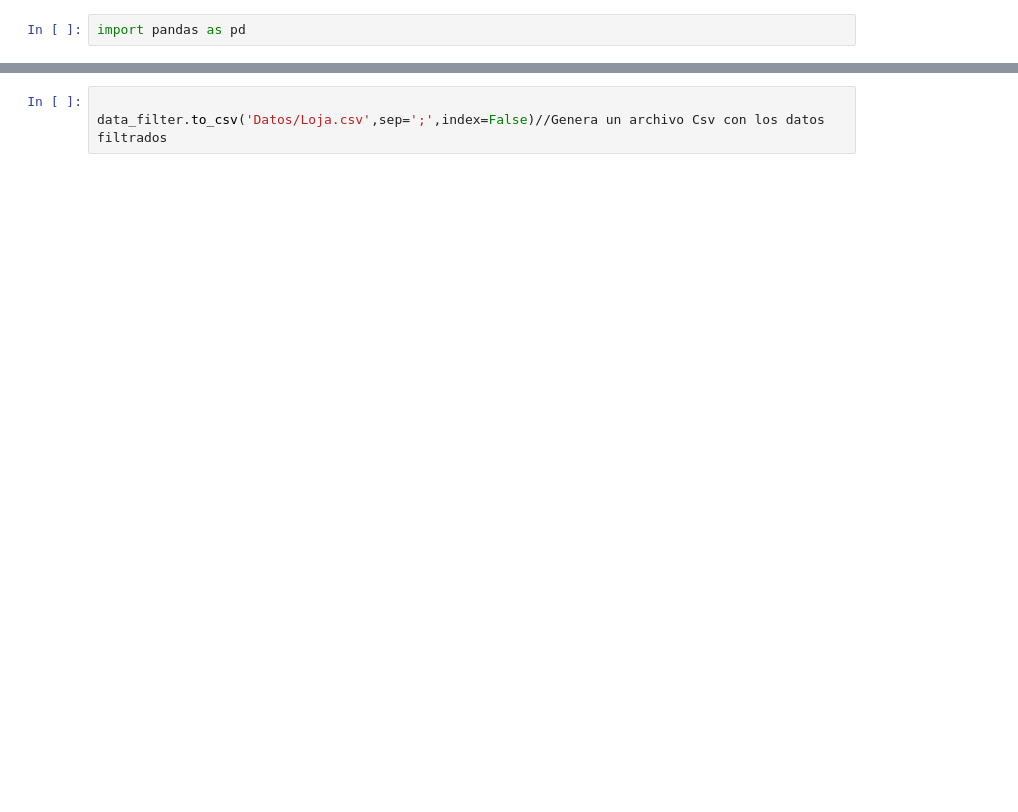
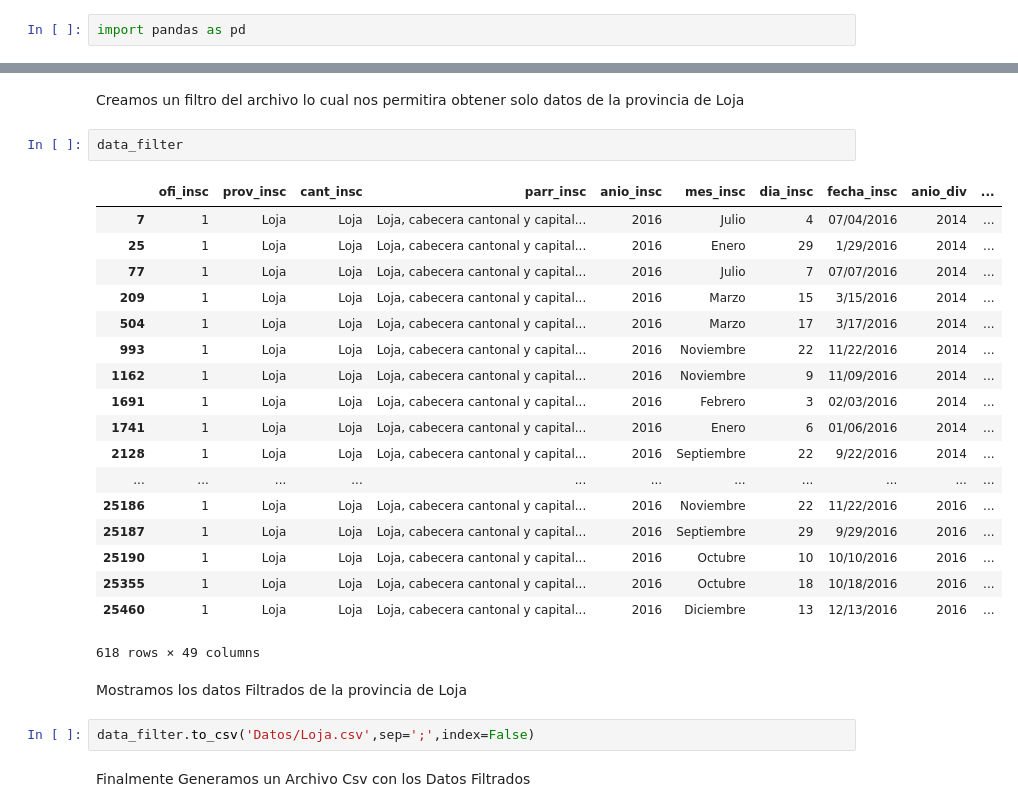
Before and after one commit to programacion-taw-utpl-001/trabajo-final-primer-bimestre-final-007, a Jupyter notebook: Untitled.ipynb, the cells around one changed output, grey strips where cells are left out. Cells and saved outputs as stored; diff of their text form; blank space fills up the shorter version.

```diff
--- a/Untitled.ipynb
+++ b/Untitled.ipynb
@@ -20,3 +49,29 @@ data_filter = df[df['cant_insc'] == "Loja"]//Separa los Datos del Archivo con un
+# %% [markdown]
+Creamos un filtro del archivo lo cual nos permitira obtener solo datos de la provincia de Loja
+# %%
+data_filter
+# %% [output]
+|  | ofi_insc | prov_insc | cant_insc | parr_insc | anio_insc | mes_insc | dia_insc | fecha_insc | anio_div | ... |
+| 7 | 1 | Loja | Loja | Loja, cabecera cantonal y capital... | 2016 | Julio | 4 | 07/04/2016 | 2014 | ... |
+| 25 | 1 | Loja | Loja | Loja, cabecera cantonal y capital... | 2016 | Enero | 29 | 1/29/2016 | 2014 | ... |
+| 77 | 1 | Loja | Loja | Loja, cabecera cantonal y capital... | 2016 | Julio | 7 | 07/07/2016 | 2014 | ... |
+| 209 | 1 | Loja | Loja | Loja, cabecera cantonal y capital... | 2016 | Marzo | 15 | 3/15/2016 | 2014 | ... |
+| 504 | 1 | Loja | Loja | Loja, cabecera cantonal y capital... | 2016 | Marzo | 17 | 3/17/2016 | 2014 | ... |
+| 993 | 1 | Loja | Loja | Loja, cabecera cantonal y capital... | 2016 | Noviembre | 22 | 11/22/2016 | 2014 | ... |
+| 1162 | 1 | Loja | Loja | Loja, cabecera cantonal y capital... | 2016 | Noviembre | 9 | 11/09/2016 | 2014 | ... |
+| 1691 | 1 | Loja | Loja | Loja, cabecera cantonal y capital... | 2016 | Febrero | 3 | 02/03/2016 | 2014 | ... |
+| 1741 | 1 | Loja | Loja | Loja, cabecera cantonal y capital... | 2016 | Enero | 6 | 01/06/2016 | 2014 | ... |
+| 2128 | 1 | Loja | Loja | Loja, cabecera cantonal y capital... | 2016 | Septiembre | 22 | 9/22/2016 | 2014 | ... |
+| ... | ... | ... | ... | ... | ... | ... | ... | ... | ... | ... |
+| 25186 | 1 | Loja | Loja | Loja, cabecera cantonal y capital... | 2016 | Noviembre | 22 | 11/22/2016 | 2016 | ... |
+| 25187 | 1 | Loja | Loja | Loja, cabecera cantonal y capital... | 2016 | Septiembre | 29 | 9/29/2016 | 2016 | ... |
+| 25190 | 1 | Loja | Loja | Loja, cabecera cantonal y capital... | 2016 | Octubre | 10 | 10/10/2016 | 2016 | ... |
+| 25355 | 1 | Loja | Loja | Loja, cabecera cantonal y capital... | 2016 | Octubre | 18 | 10/18/2016 | 2016 | ... |
+| 25460 | 1 | Loja | Loja | Loja, cabecera cantonal y capital... | 2016 | Diciembre | 13 | 12/13/2016 | 2016 | ... |
+618 rows × 49 columns
+# %% [markdown]
+Mostramos los datos Filtrados de la provincia de Loja
 # %%
-
-data_filter.to_csv('Datos/Loja.csv',sep=';',index=False)//Genera un archivo Csv con los datos filtrados
+data_filter.to_csv('Datos/Loja.csv',sep=';',index=False)
+# %% [markdown]
+Finalmente Generamos un Archivo Csv con los Datos Filtrados
```
Also changed, not shown: parts of 10 cells of this notebook.
